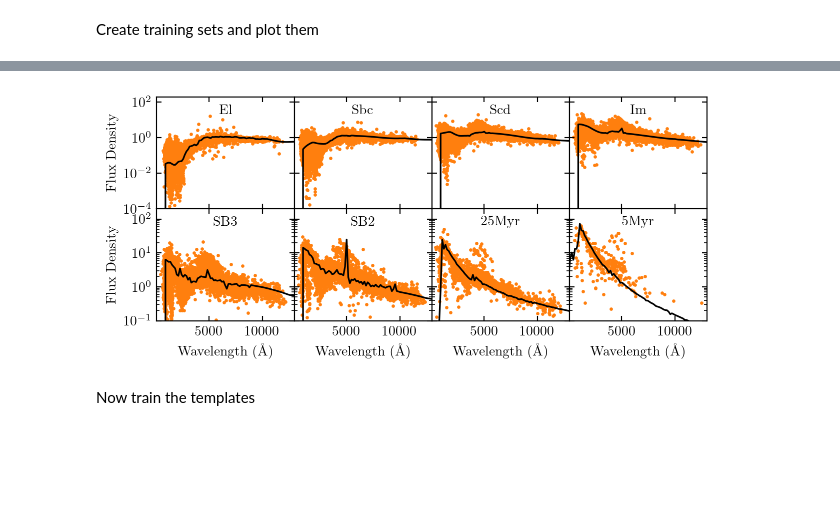
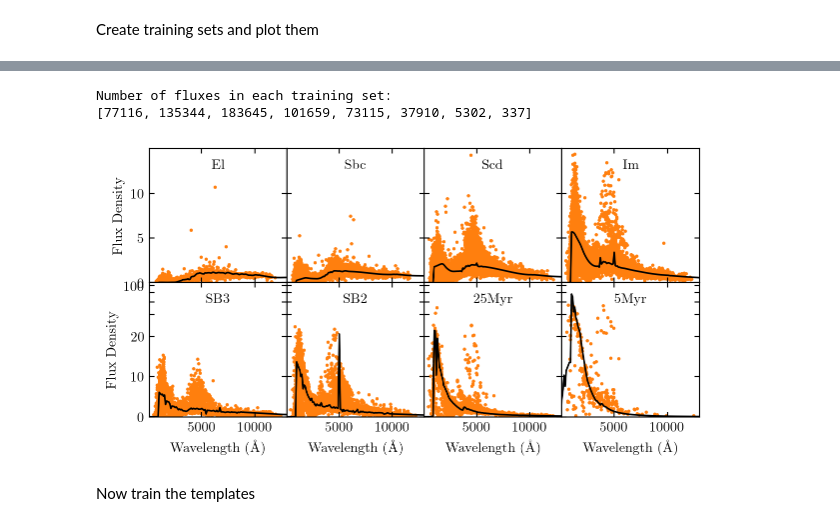
Before and after one commit to dirac-institute/photoz_template_learning, a Jupyter notebook: training_cwwsb4.ipynb, the cells around one changed output, grey strips where cells are left out. Cells and saved outputs as stored; diff of their text form; code cells hidden in the pictures; blank space fills up the shorter version.

```diff
--- a/training_cwwsb4.ipynb
+++ b/training_cwwsb4.ipynb
@@ -21,13 +21,13 @@ bandpass_dict = get_bandpass_dict()
 # %% [markdown]
 Load the galaxy redshift catalog
 # %%
-with open('data/galaxy_catalog.pkl', 'rb') as input:
+with open('data/training_catalog.pkl', 'rb') as input:
     galaxies = pickle.load(input)
 # %% [markdown]
 Load the CWW+SB4 templates
 # %%
 cwwsb4_templates = dict()
-step = 10
+step = 100
 lambda_min = 10
 lambda_max = 15000
 
@@ -89,32 +89,41 @@ Wall time: 2min 34s
 # %%
-fig, axes = plt.subplots(2,4,sharex='all',sharey='row',figsize=(twocol,5/12*twocol))
+fig, axes = plt.subplots(2,4,sharex='all',sharey='row',figsize=(twocol,twocol*1/2))
+
+print("Number of fluxes in each training set:")
+print([len(i) for i in training_sets.values()])
 
 for (ax,template) in zip(axes.flatten(),cwwsb4_templates):
 
     wavelen = [row[0] for row in training_sets[template]]
     fluxes = [row[1] for row in training_sets[template]]
     ax.scatter(wavelen, fluxes, s=2, c="C1")
 
     sed = cwwsb4_templates[template]
     ax.plot(sed.wavelen, sed.flambda, ls="-", c="k")
 
     ax.text(0.5,0.85,template,transform=ax.transAxes,ha="center")
 
 plt.xlim(100,13000)
-axes[0,0].set_ylim(0.0001,200)
-axes[1,0].set_ylim(0.1,200)
-axes[0,0].set_yscale('log')
-axes[1,0].set_yscale('log')
+
+axes[0,0].set_ylim(0,15)
+axes[1,0].set_ylim(0,110)
+axes[1,0].set_yscale('symlog',linthreshy=20)
+
+axes[0,0].set_yticks([0,5,10])
+axes[1,0].set_yticks([0,10,20,40,60,80,100])
+axes[1,0].set_yticklabels([0,10,20,'','','',100])
 
 for ax in axes[-1,:]:
     ax.set_xlabel('Wavelength ($\mathrm{\AA}$)')
 for ax in axes[:,0]:
     ax.set_ylabel('Flux Density')
 
 plt.subplots_adjust(wspace=0, hspace=0)
 plt.show()
 # %% [output]
+Number of fluxes in each training set:
+[77116, 135344, 183645, 101659, 73115, 37910, 5302, 337]
-[figure, old version]
+[figure, new version]
 # %% [markdown]
 Now train the templates
 # %%
```
Also changed, not shown: parts of 2 cells of this notebook, 19 other files.
